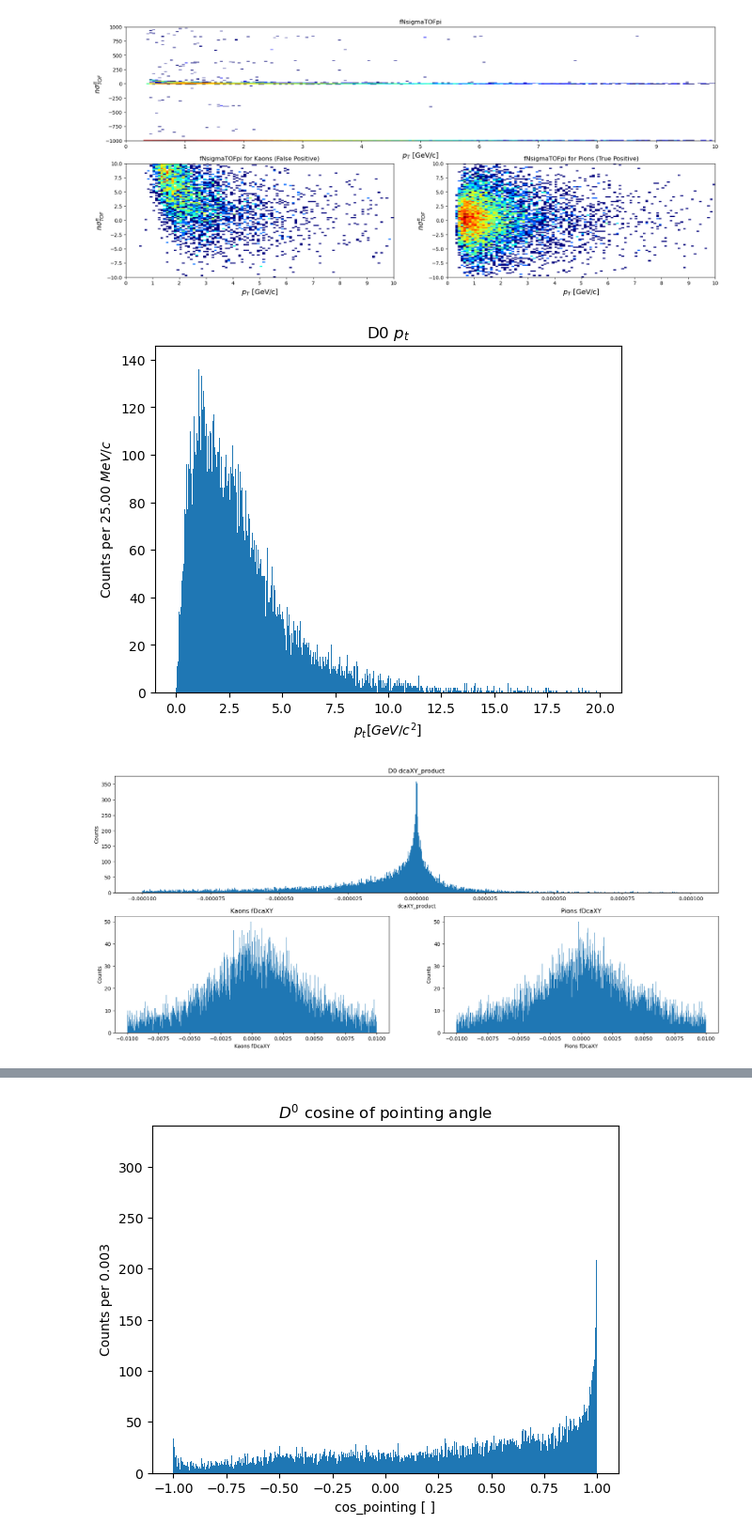
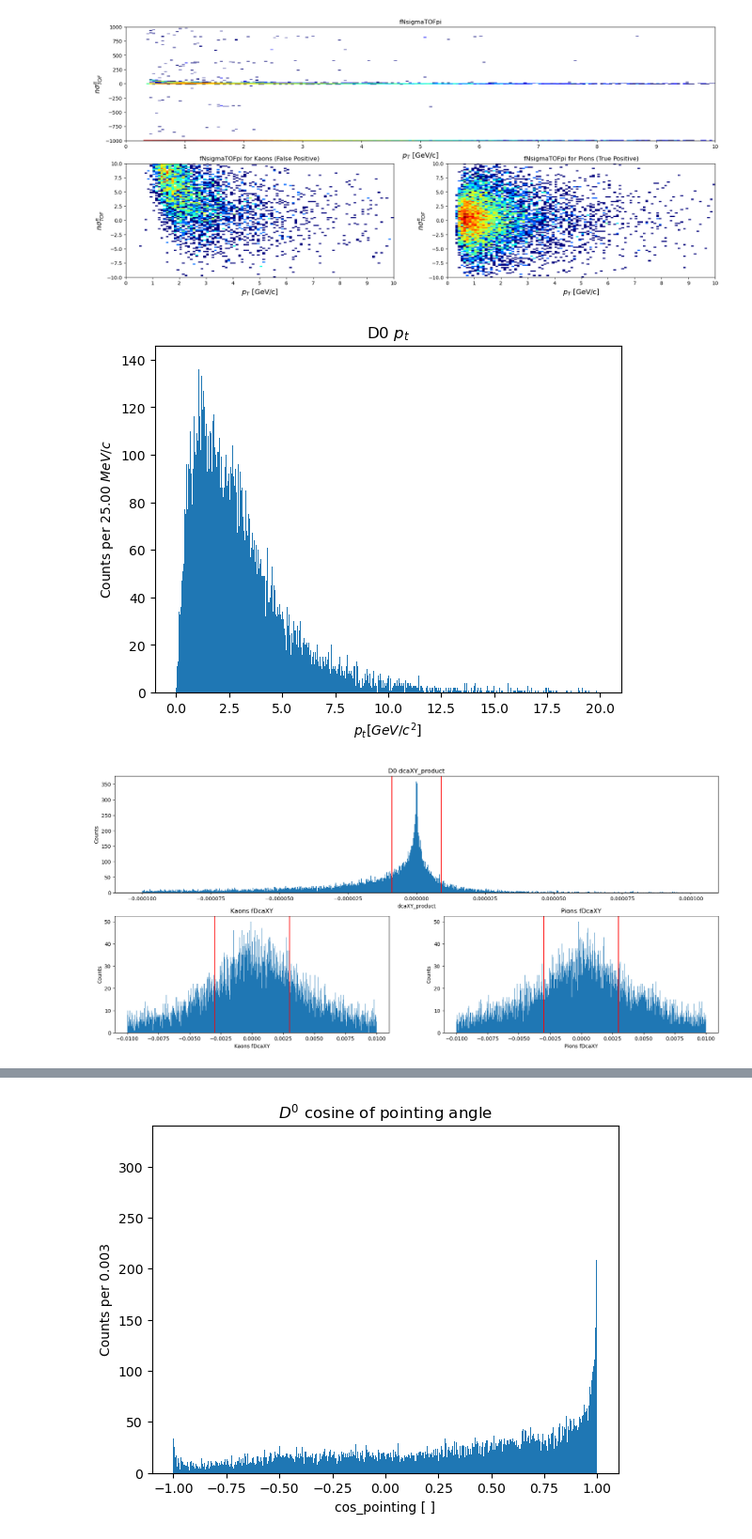
Before and after one commit to LeoPi314/LCPB_Project, a Jupyter notebook: MC_Analysis_D0.ipynb, the cells around one changed output, grey strips where cells are left out. Shown at 94% size. Saved outputs shown, nothing was run; the diff lists cells and outputs as text; code cells hidden in the pictures.

```diff
--- a/MC_Analysis_D0.ipynb
+++ b/MC_Analysis_D0.ipynb
@@ -883,33 +892,39 @@ plt.show()
 # %%
 MIN_pt, MAX_pt = 0, 20
 N_BINS = 800
 plt.hist(final_results["pt"], range=(MIN_pt, MAX_pt), bins=N_BINS)
 plt.xlabel("$p_t [GeV/c^2]$")
 plt.ylabel(f"Counts per {((MAX_pt -  MIN_pt)/N_BINS)*1000:.2f} $MeV/c$")
 plt.title("D0 $p_t$")
 plt.show()
 
 # MIN_DCAXY, MAX_DCAXY = np.quantile(final_results["dcaXY_product"], 0.01), np.quantile(final_results["dcaXY_product"], 0.99)
 MIN_DCAXY, MAX_DCAXY = -1e-04, +1e-04
 fig, axes = plt.subplot_mosaic(mosaic, figsize=(21, 9))
 axes["top"].hist(final_results["dcaXY_product"], bins=N_BINS, range=(MIN_DCAXY, MAX_DCAXY))
 axes["top"].set_xlabel("dcaXY_product")
 axes["top"].set_ylabel(f"Counts")
 axes["top"].set_title("D0 dcaXY_product")
+axes["top"].axvline(x=-3e-03**2, color="red")
+axes["top"].axvline(x=+3e-03**2, color="red")
 
 axes["left"].hist(final_results["KA_fDcaXY"], bins=N_BINS, range=(-np.sqrt(-MIN_DCAXY),np.sqrt(MAX_DCAXY)))
 axes["left"].set_xlabel("Kaons fDcaXY")
 axes["left"].set_ylabel(f"Counts")
 axes["left"].set_title("Kaons fDcaXY")
+axes["left"].axvline(x=-3e-03, color="red")
+axes["left"].axvline(x=+3e-03, color="red")
 
 axes["right"].hist(final_results["PI_fDcaXY"], bins=N_BINS, range=(-np.sqrt(-MIN_DCAXY),np.sqrt(MAX_DCAXY)))
 axes["right"].set_xlabel("Pions fDcaXY")
 axes["right"].set_ylabel(f"Counts")
 axes["right"].set_title("Pions fDcaXY")
+axes["right"].axvline(x=-3e-03, color="red")
+axes["right"].axvline(x=+3e-03, color="red")
 plt.show()
 # %% [output]
 [figure]
-[figure, old version]
+[figure, new version]
 # %%
 MIN_dl, MAX_dl = 0, 0.12
 N_BINS = 800
```
Also changed, not shown: parts of 4 cells of this notebook.
